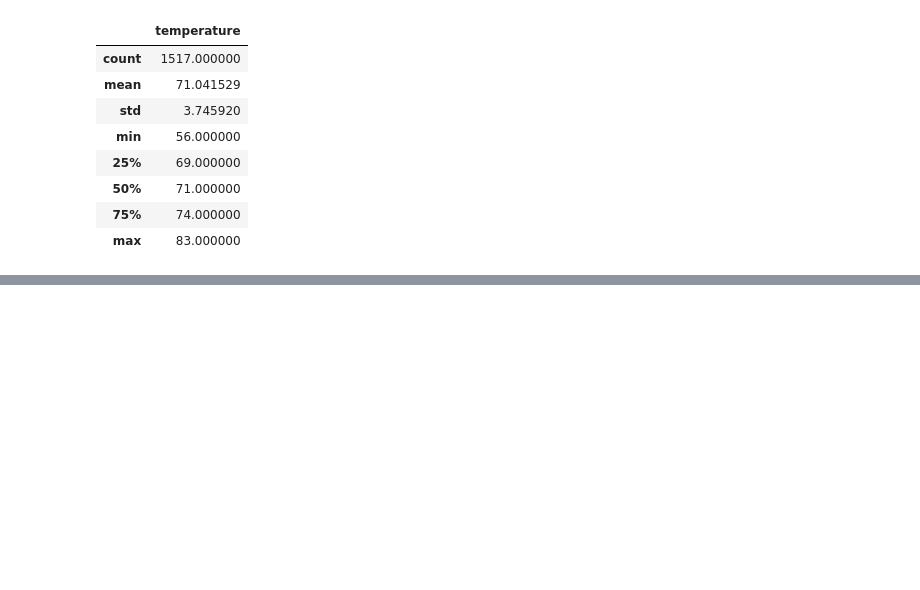
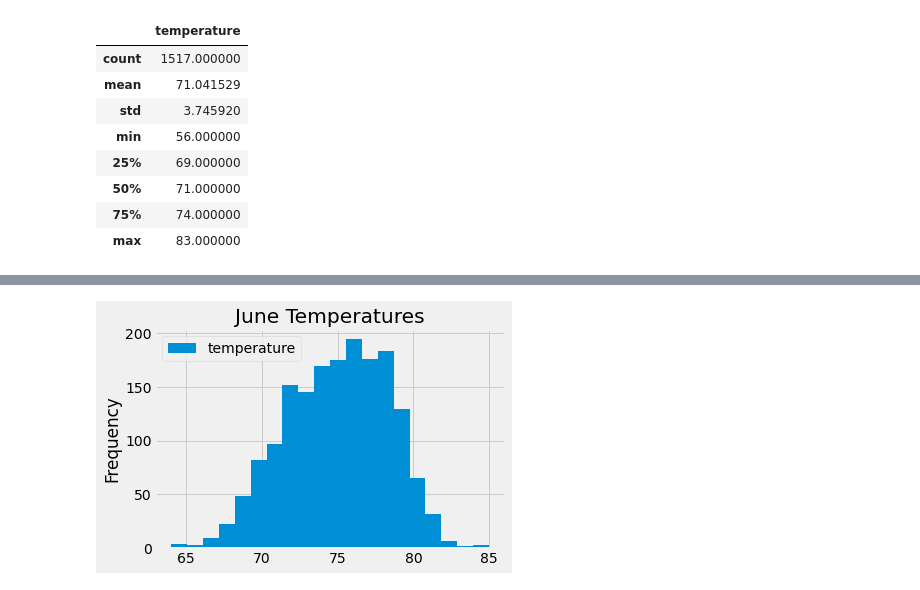
Before and after one commit to marke0816/surfs_up, a Jupyter notebook: SurfsUp_Challenge.ipynb, the cells around one changed output, grey strips where cells are left out. Saved outputs shown, nothing was run; the diff lists cells and outputs as text; code cells hidden in the pictures; blank space fills up the shorter version.

```diff
--- a/SurfsUp_Challenge.ipynb
+++ b/SurfsUp_Challenge.ipynb
@@ -115,0 +128,7 @@ dec_temps_df.describe()
+# %%
+june_temps_df.plot.hist(bins=20)
+plt.title('June Temperatures')
+plt.tight_layout()
+plt.savefig('data/junetemps.png')
+# %% [output]
+[figure, added]
```
Also changed, not shown: parts of 2 cells of this notebook, 2 other files.
